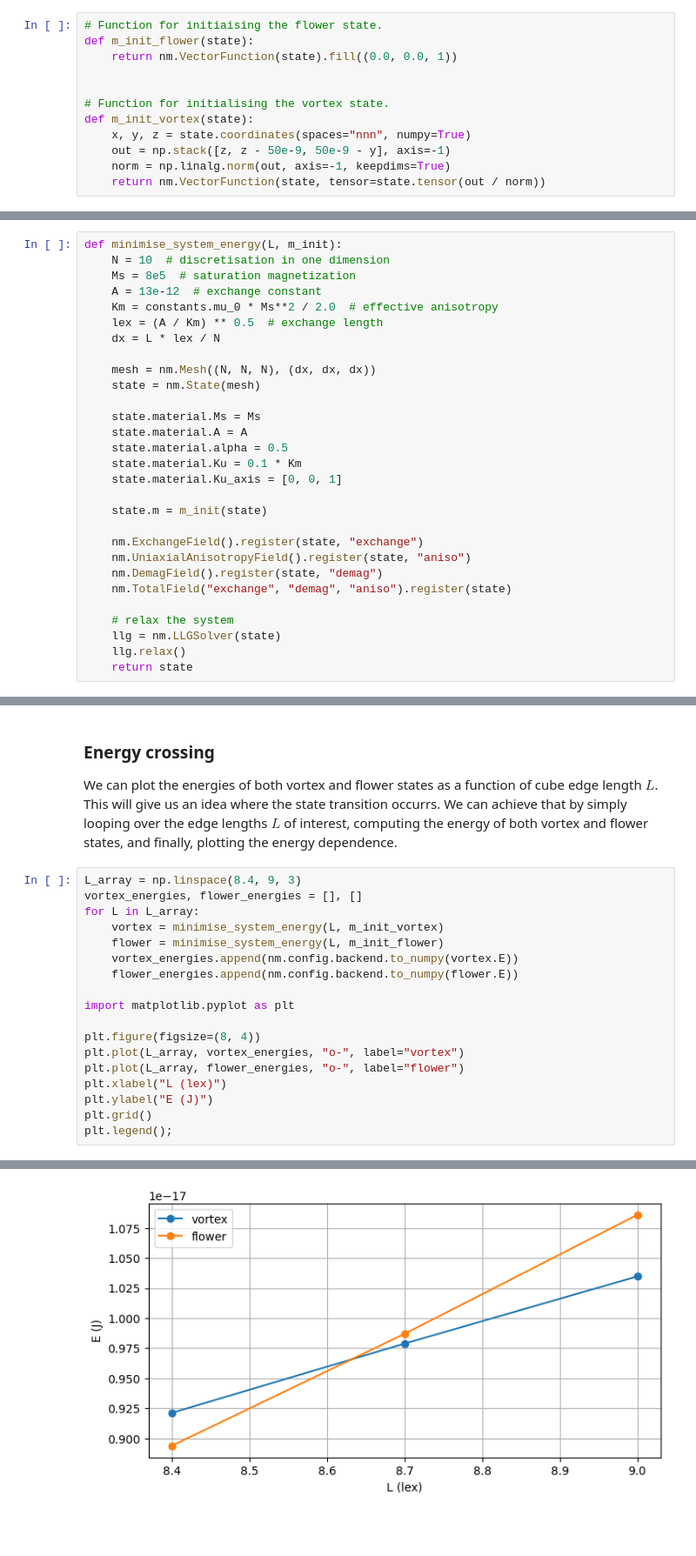
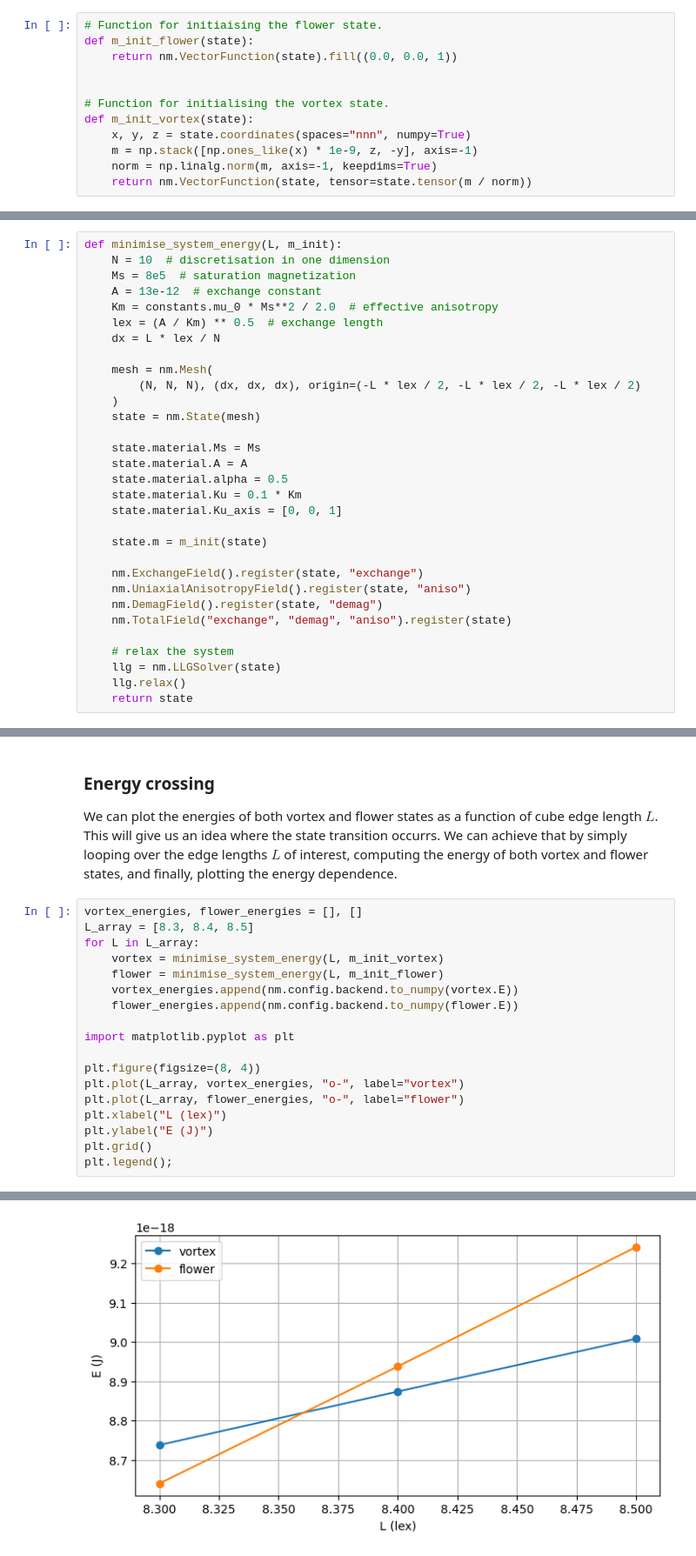
Before and after one commit to DavidLanders95/NeuralMagFork, a Jupyter notebook: docs/examples/standard-problem-3.ipynb, the cells around one changed output, grey strips where cells are left out. Shown at 87% size. Cells and saved outputs as stored; diff of their text form; blank space fills up the shorter version.

```diff
--- a/docs/examples/standard-problem-3.ipynb
+++ b/docs/examples/standard-problem-3.ipynb
@@ -37,9 +40,9 @@ def m_init_flower(state):
 # Function for initialising the vortex state.
 def m_init_vortex(state):
     x, y, z = state.coordinates(spaces="nnn", numpy=True)
-    out = np.stack([z, z - 50e-9, 50e-9 - y], axis=-1)
-    norm = np.linalg.norm(out, axis=-1, keepdims=True)
-    return nm.VectorFunction(state, tensor=state.tensor(out / norm))
+    m = np.stack([np.ones_like(x) * 1e-9, z, -y], axis=-1)
+    norm = np.linalg.norm(m, axis=-1, keepdims=True)
+    return nm.VectorFunction(state, tensor=state.tensor(m / norm))
 # %% [markdown]
 The following function is used for convenience. It takes two arguments:
 
@@ -58,7 +61,9 @@ def minimise_system_energy(L, m_init):
     lex = (A / Km) ** 0.5  # exchange length
     dx = L * lex / N
 
-    mesh = nm.Mesh((N, N, N), (dx, dx, dx))
+    mesh = nm.Mesh(
+        (N, N, N), (dx, dx, dx), origin=(-L * lex / 2, -L * lex / 2, -L * lex / 2)
+    )
     state = nm.State(mesh)
 
     state.material.Ms = Ms
@@ -119,8 +154,8 @@ state = minimise_system_energy(8, m_init_flower)
 
 We can plot the energies of both vortex and flower states as a function of cube edge length $L$. This will give us an idea where the state transition occurrs. We can achieve that by simply looping over the edge lengths $L$ of interest, computing the energy of both vortex and flower states, and finally, plotting the energy dependence.
 # %%
-L_array = np.linspace(8.4, 9, 3)
 vortex_energies, flower_energies = [], []
+L_array = [8.3, 8.4, 8.5]
 for L in L_array:
     vortex = minimise_system_energy(L, m_init_vortex)
     flower = minimise_system_energy(L, m_init_flower)
@@ -157,2 +192,2 @@ plt.legend();
-[figure, old version]
+[figure, new version]
 # %% [markdown]
```
Also changed, not shown: parts of 8 cells of this notebook, 3 other files.
